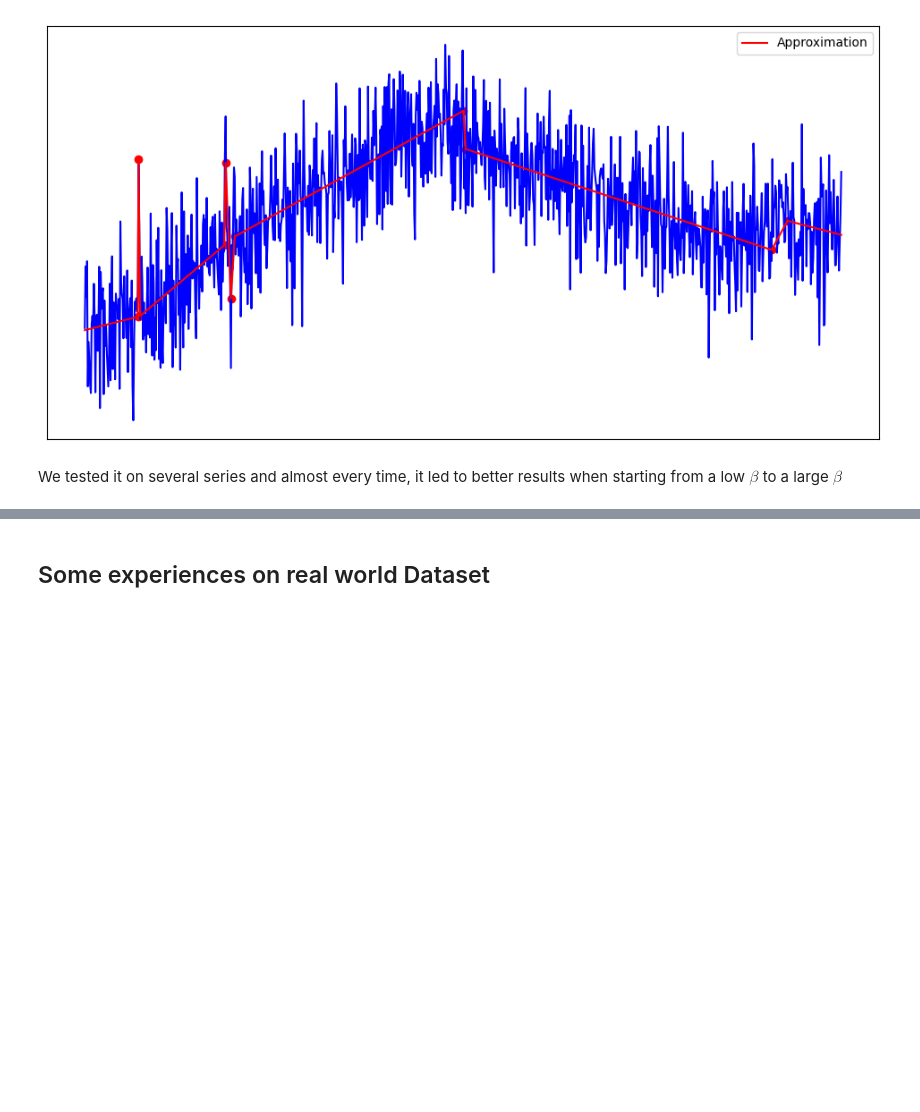
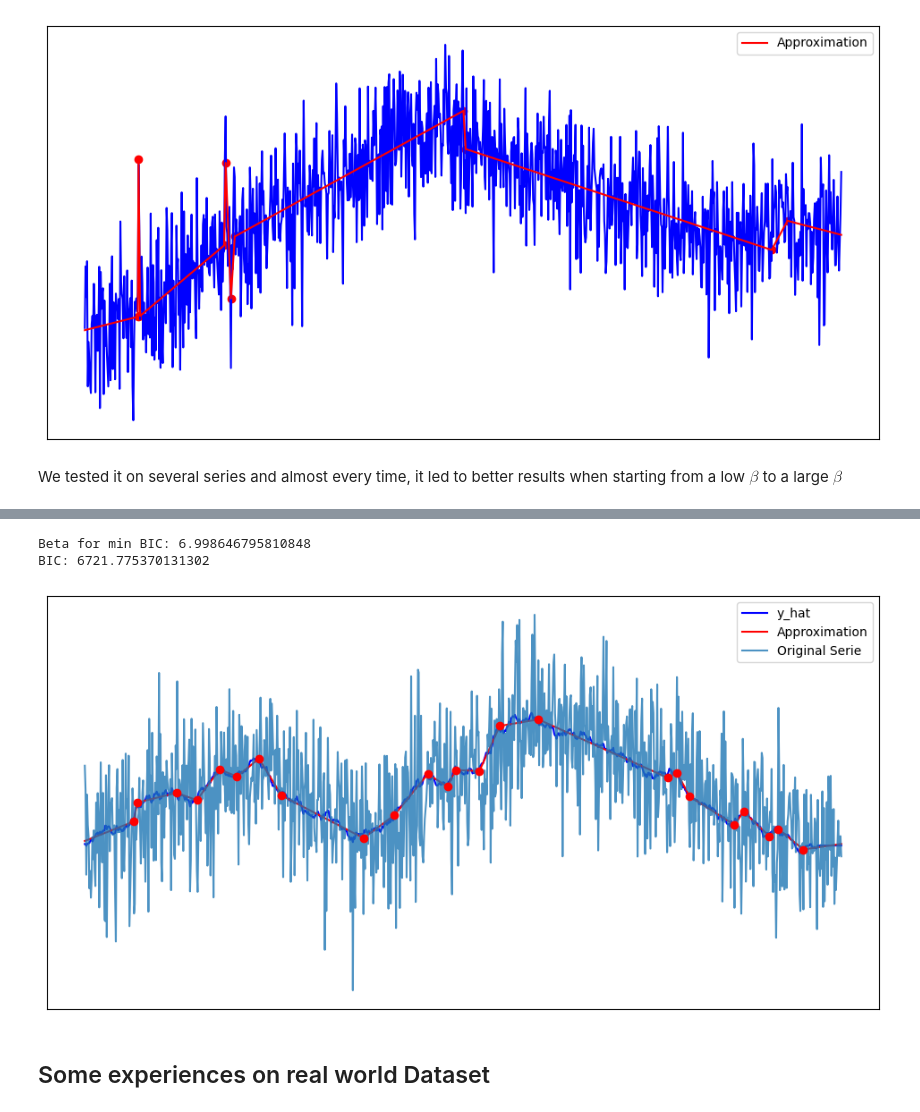
Before and after one commit to QMoayedpour/CPD_MVA, a Jupyter notebook: ntbk/main.ipynb, the cells around one changed output, grey strips where cells are left out. Saved outputs shown, nothing was run; the diff lists cells and outputs as text; code cells hidden in the pictures; blank space fills up the shorter version.

```diff
--- a/ntbk/main.ipynb
+++ b/ntbk/main.ipynb
@@ -178,2 +193,12 @@ We tested it on several series and almost every time, it led to better results w
+# %%
+sigma = median_abs_deviation(np.diff(y_hat))
+h = LogCost(1)
+
+detector = CPOP(y_hat, sigma, h=h)
+detector.compute_max_criterion(beta_range=np.linspace(0.5, 200, 39), log_n=True, upd_sigma=True, reset_sigma=False, criterion="mBIC", noticks=True)
+# %% [output]
+Beta for min BIC: 6.998646795810848
+BIC: 6721.775370131302
+[figure, added]
 # %% [markdown]
 ## Some experiences on real world Dataset
```
Also changed, not shown: parts of 10 cells of this notebook, 1 other file.
